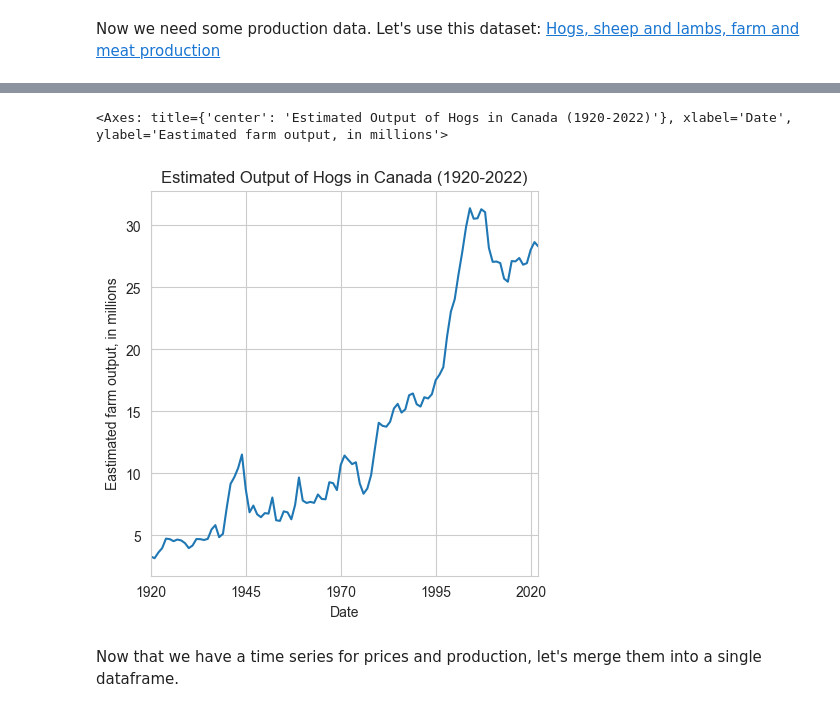
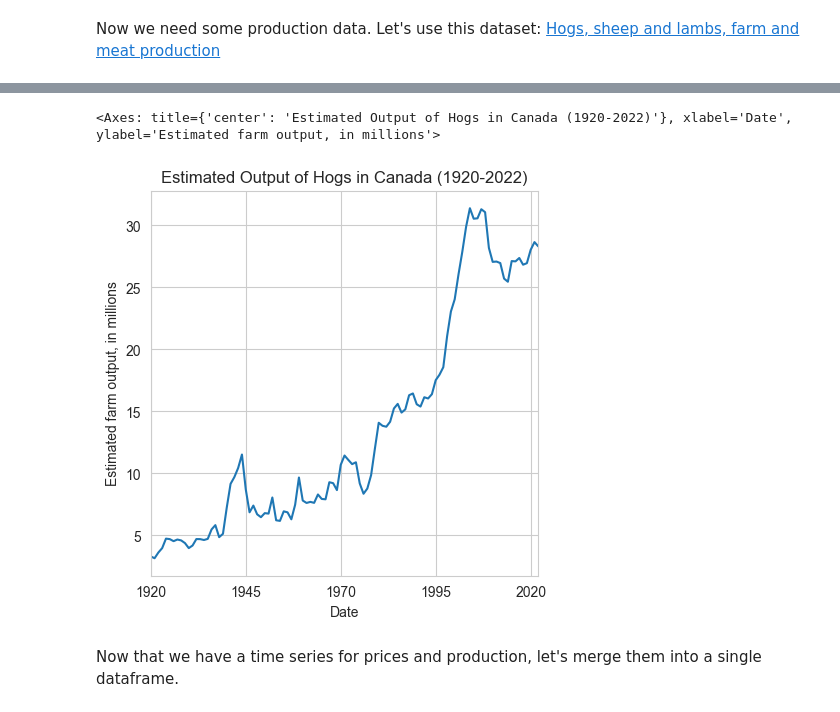
Before and after one commit to davjfish/WatspeedFoundationsGroupProject, a Jupyter notebook: AnalysisHogs.ipynb, the cells around one changed output, grey strips where cells are left out. Saved outputs shown, nothing was run; the diff lists cells and outputs as text; code cells hidden in the pictures.

```diff
--- a/AnalysisHogs.ipynb
+++ b/AnalysisHogs.ipynb
@@ -208,24 +208,24 @@ production_df.head()
 # %%
 # looks like we have 103 observations...
 
 # Now let's graph the time series
 ser_hog_production = pd.Series(data=production_df["VALUE"].values, index=production_df["REF_DATE"], name="production")
 
 # the scale of the data is in thousands. Let's convert to millions
 ser_hog_production = ser_hog_production * 1e3 / 1e6
 
 plt.figure(figsize=(5, 5))
 # chicken count
 plt.subplot(1, 1, 1)
 labels = dict(
     xlabel="Date",
-    ylabel="Eastimated farm output, in millions",
+    ylabel="Estimated farm output, in millions",
     title=f"Estimated Output of Hogs in Canada ({ser_hog_production.index.min().year}-{ser_hog_production.index.max().year})"
 )
 ser_hog_production.plot(**labels)
 # %% [output]
-<Axes: title={'center': 'Estimated Output of Hogs in Canada (1920-2022)'}, xlabel='Date', ylabel='Eastimated farm output, in millions'>
+<Axes: title={'center': 'Estimated Output of Hogs in Canada (1920-2022)'}, xlabel='Date', ylabel='Estimated farm output, in millions'>
-[figure, old version]
+[figure, new version]
 # %% [markdown]
 Now that we have a time series for prices and production, let's merge them into a single dataframe.
 # %%
```
Also changed, not shown: parts of 2 cells of this notebook, 4 other files.
